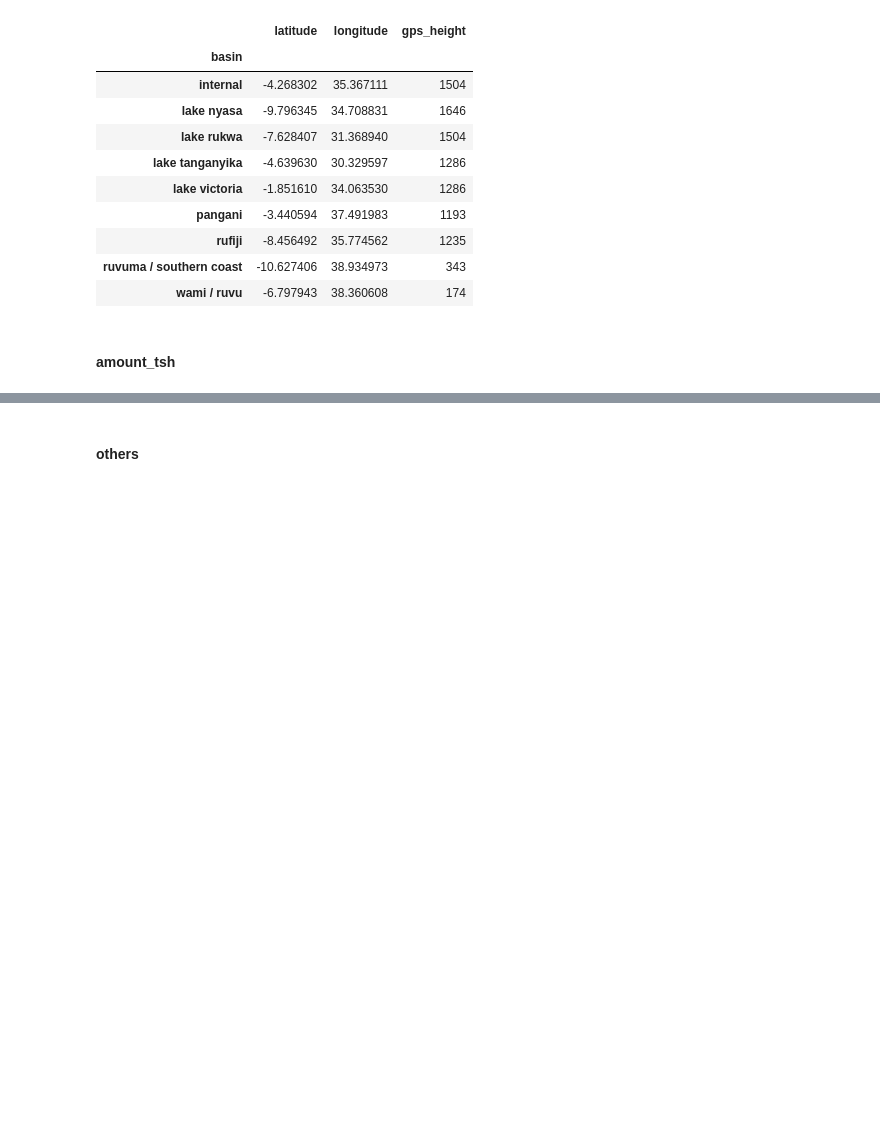
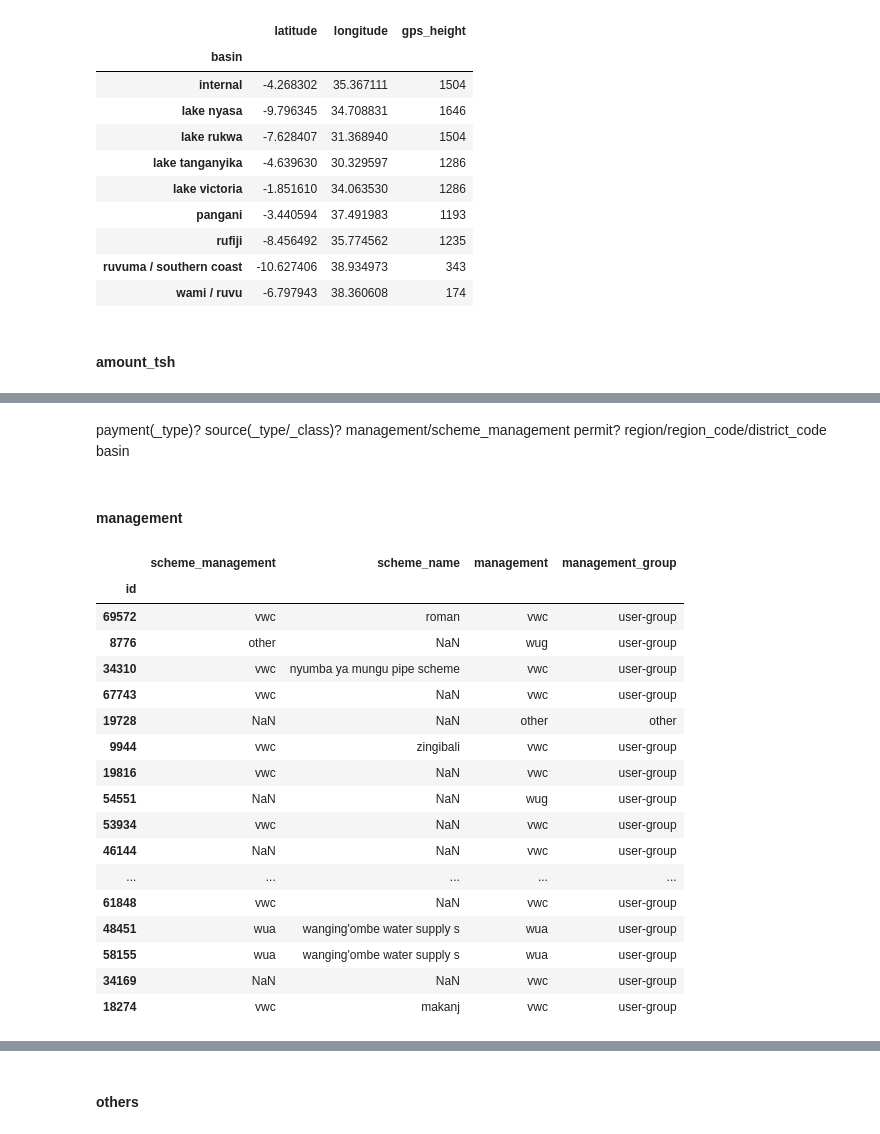
Before and after one commit to b3nk4n/ml-competitions, a Jupyter notebook: waterpumps/waterpumps.ipynb, the cells around one changed output, grey strips where cells are left out. Cells and saved outputs as stored; diff of their text form; code cells hidden in the pictures; blank space fills up the shorter version.

```diff
--- a/waterpumps/waterpumps.ipynb
+++ b/waterpumps/waterpumps.ipynb
@@ -340,0 +414,30 @@ train['amount_tsh'].value_counts()
+# %% [markdown]
+payment(_type)?
+source(_type/_class)?
+management/scheme_management
+permit?
+region/region_code/district_code
+basin
+# %% [markdown]
+#### management
+# %%
+train[['scheme_management', 'scheme_name', 'management', 'management_group']].head(n=20)
+# %% [output]
+|  | scheme_management | scheme_name | management | management_group |
+| id |  |  |  |  |
+| 69572 | vwc | roman | vwc | user-group |
+| 8776 | other | NaN | wug | user-group |
+| 34310 | vwc | nyumba ya mungu pipe scheme | vwc | user-group |
+| 67743 | vwc | NaN | vwc | user-group |
+| 19728 | NaN | NaN | other | other |
+| 9944 | vwc | zingibali | vwc | user-group |
+| 19816 | vwc | NaN | vwc | user-group |
+| 54551 | NaN | NaN | wug | user-group |
+| 53934 | vwc | NaN | vwc | user-group |
+| 46144 | NaN | NaN | vwc | user-group |
+| ... | ... | ... | ... | ... |
+| 61848 | vwc | NaN | vwc | user-group |
+| 48451 | wua | wanging'ombe water supply s | wua | user-group |
+| 58155 | wua | wanging'ombe water supply s | wua | user-group |
+| 34169 | NaN | NaN | vwc | user-group |
+| 18274 | vwc | makanj | vwc | user-group |
```
Also changed, not shown: parts of 33 cells of this notebook, 3 other files.
